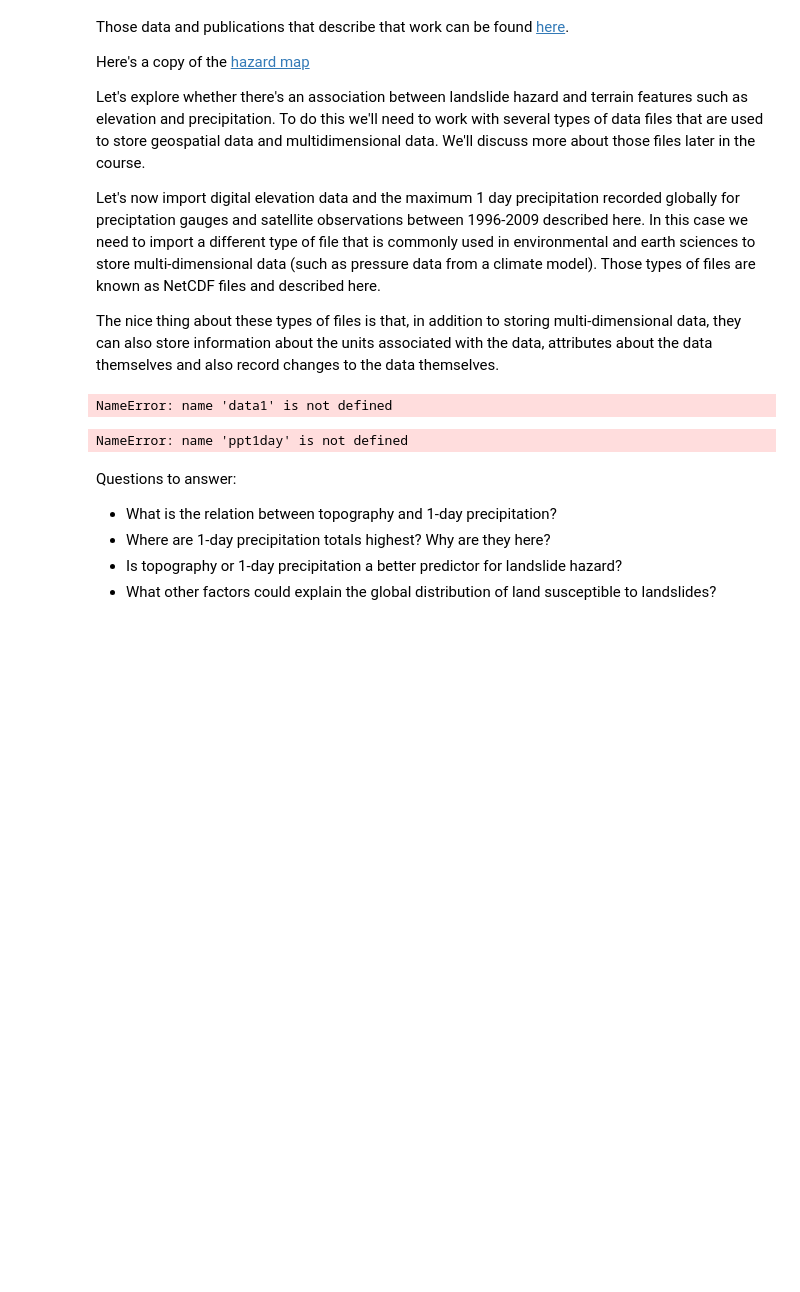
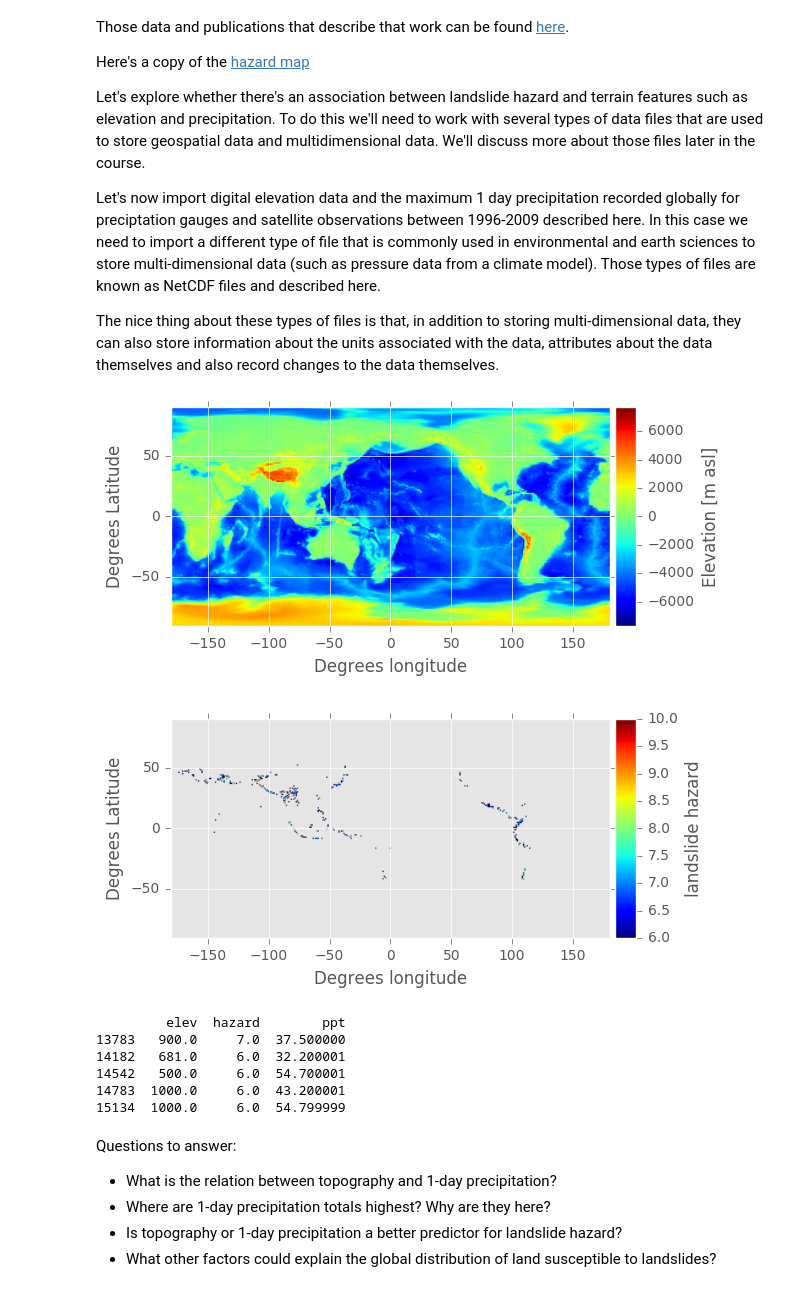
Before and after one commit to bmenounos/geog311_lab1, a Jupyter notebook: geog311_lab1.ipynb, the cells around one changed output. Cells and saved outputs as stored; diff of their text form; code cells hidden in the pictures; blank space fills up the shorter version.

```diff
--- a/geog311_lab1.ipynb
+++ b/geog311_lab1.ipynb
@@ -391,7 +387,7 @@ ppt1day = data2['highest_one_day_precipitation_amount_per_time_period'][:].squee
 
 ## read in landslide datwa
 data3    = Dataset(f_in3)
-lhazard  = data1['Band1'][:].squeeze()
+lhazard  = data3['Band1'][:].squeeze()
 
 ## lslide data is upside down and needs to be flipped
 lhazard  = np.flipud(lhazard)
@@ -400,39 +396,40 @@ lhazard  = np.flipud(lhazard)
 ## make a plot of elevation
 plt.figure()
 ax = plt.gca()
 im = ax.imshow(elev, extent=[-180,180,-90,90])
 plt.xlabel('Degrees longitude')
 plt.ylabel('Degrees Latitude')
 
 # create an axes on the right side of ax. The width of cax will be 5%
 # of ax and the padding between cax and ax will be fixed at 0.05 inch.
 divider = make_axes_locatable(ax)
 cax = divider.append_axes("right", size="5%", pad=0.05)
 plt.colorbar(im, cax=cax, label='Elevation [m asl]')
 plt.show()
 
 
 ## make a plot of hazards
 ## this uses the matplotlib function 'imshow'
 plt.figure()
 ax = plt.gca()
 im = ax.imshow(lhazard, extent=[-180,180,-90,90])
 plt.xlabel('Degrees longitude')
 plt.ylabel('Degrees Latitude')
 
 # create an axes on the right side of ax. The width of cax will be 5%
 # of ax and the padding between cax and ax will be fixed at 0.05 inch.
 divider = make_axes_locatable(ax)
 cax = divider.append_axes("right", size="5%", pad=0.05)
 plt.colorbar(im, cax=cax, label='landslide hazard')
 plt.show()
 # %% [output]
-NameError: name 'data1' is not defined
+[figure, added]
+[figure, added]
 # %%
-## disregard any data over the ocean. Do you understand what this line does?
-ppt1day[elev < 0] = np.nan
-lhazard[elev < 0] = np.nan
-elev[elev < 0]    = np.nan
+## disregard any data over the ocean. Do you understand what these lines do?
+# ppt1day[elev < 0.0] = np.nan
+# lhazard[elev < 0.0] = np.nan
+# elev[elev < 0.0]    = np.nan
 
 ## need to change 2D data arrays into 1D (easy by using the ravel command)
 ppt1D     = ppt1day.ravel()
@@ -453,7 +450,12 @@ data2 = data.dropna(axis=0, how='any')
 
 print(data2.head())
 # %% [output]
-NameError: name 'ppt1day' is not defined
+         elev  hazard        ppt
+13783   900.0     7.0  37.500000
+14182   681.0     6.0  32.200001
+14542   500.0     6.0  54.700001
+14783  1000.0     6.0  43.200001
+15134  1000.0     6.0  54.799999
 # %% [markdown]
 Questions to answer:
 
```
Also changed, not shown: parts of 3 cells of this notebook.
